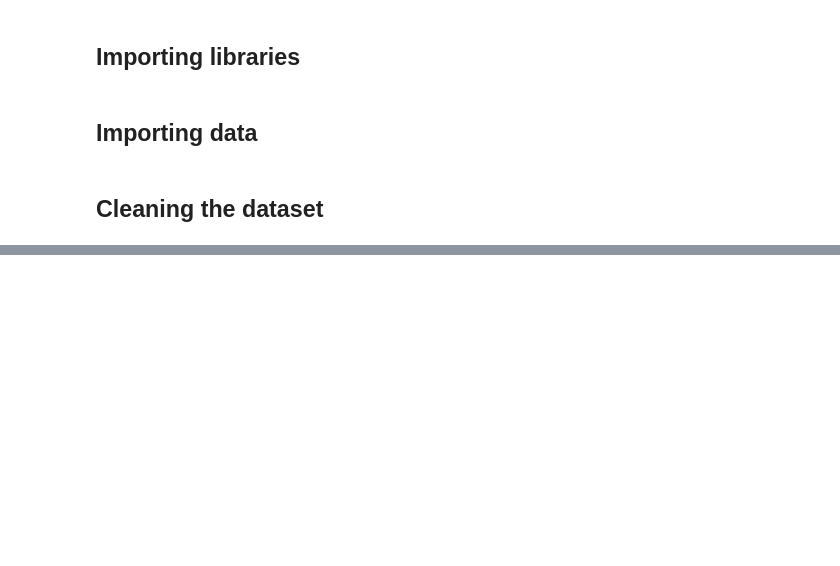
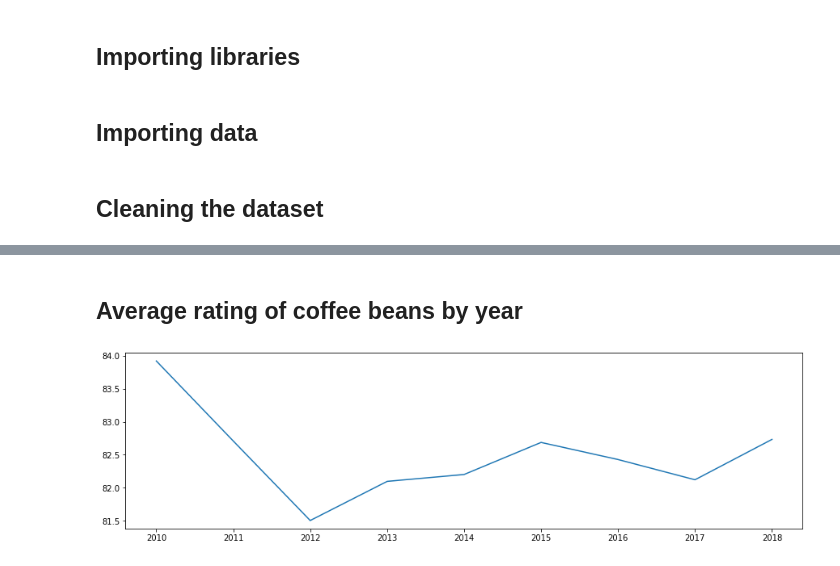
Before and after one commit to narancsjuice/data-analysis, a Jupyter notebook: coffee-analysis.ipynb, the cells around one changed output, grey strips where cells are left out. Cells and saved outputs as stored; diff of their text form; code cells hidden in the pictures; blank space fills up the shorter version.

```diff
--- a/coffee-analysis.ipynb
+++ b/coffee-analysis.ipynb
@@ -29,0 +56,10 @@ df
+# %% [markdown]
+## Average rating of coffee beans by year
+# %%
+rating_per_year = df.groupby(["Harvest_Year"]).mean()
+
+plt.figure(figsize=(15,4))
+plt.plot(rating_per_year.index, rating_per_year["Total_Cup_Points"])
+plt.show()
+# %% [output]
+[figure, added]
```
Also changed, not shown: parts of 11 cells of this notebook.
